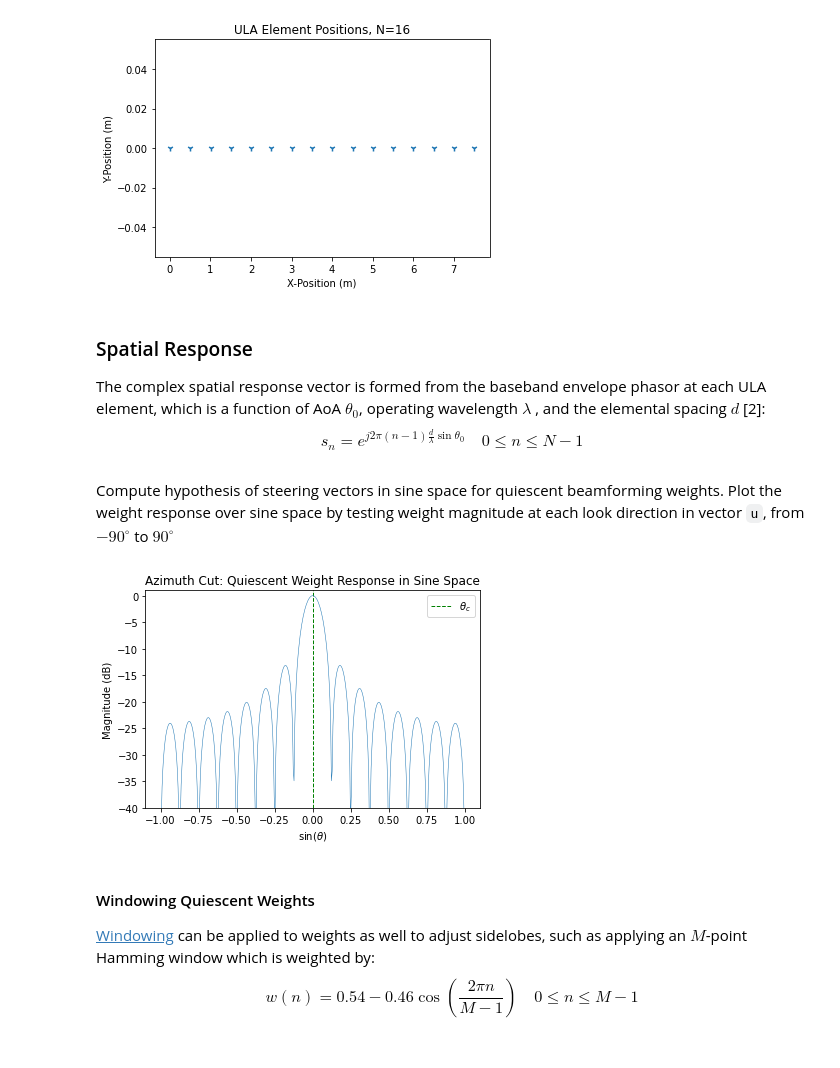
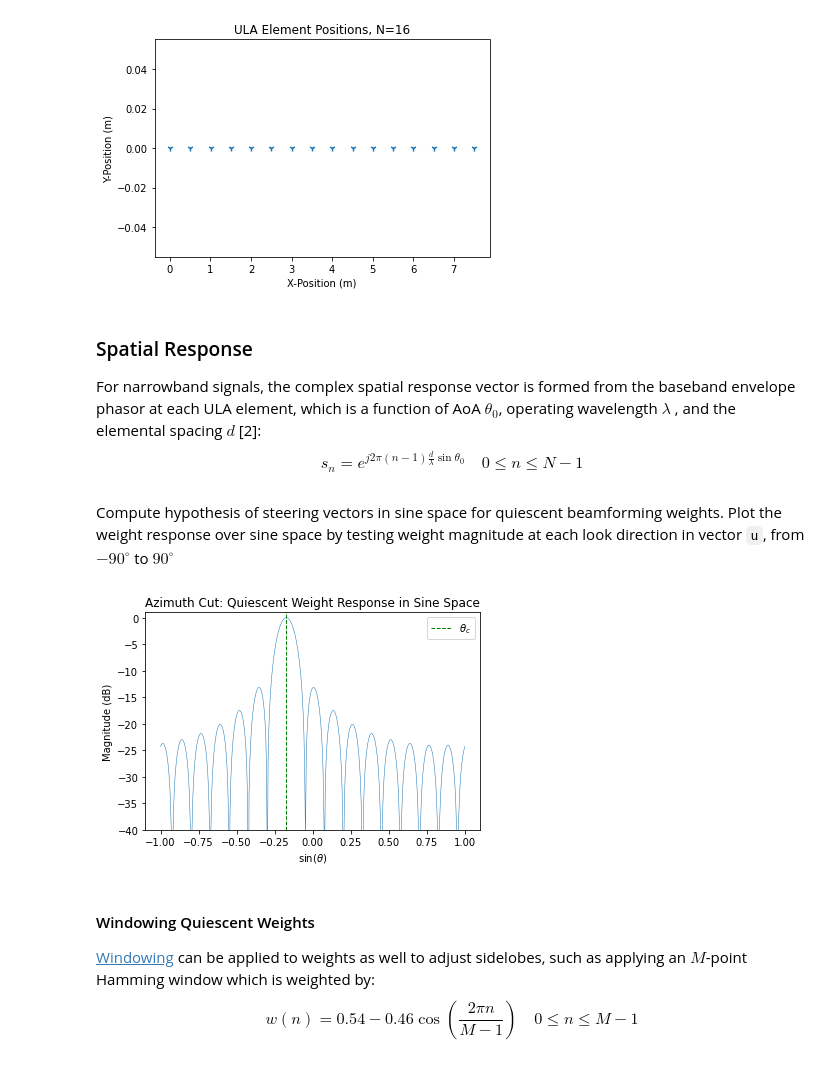
Before and after one commit to JohnnyGOX17/jhu-masters-thesis, a Jupyter notebook: src/notebooks/ML_ABF_beamformer_ULA.ipynb, the cells around one changed output. Drawn from its saved outputs; the diff is of its cells as text; code cells hidden in the pictures.

Commit message:
test data generation functions
Signed-off-by: Gentile, John <johncgentile17@gmail.com>

```diff
--- a/src/notebooks/ML_ABF_beamformer_ULA.ipynb
+++ b/src/notebooks/ML_ABF_beamformer_ULA.ipynb
@@ -34,7 +35,7 @@ Set the parameters and system constants for the Uniform Linear Array (ULA), incl
 N       = 16    # number of elements in ULA
 fc      = 300e6 # RF carrier frequency (assuming narrowband here)
 fs      = 1e9   # IF/direct sampling frequency
-theta   = 0     # desired signal Angle of Arrival (AoA) in degrees
+theta   = -10   # desired signal Angle of Arrival (AoA) in degrees
 SNR     = 1     # element SNR (linear units)
 noiseP  = 1     # noise power (linear units)
 spacing = 0.5   # d/wavelength element spacing (0.5 = half-wavelength spacing)
@@ -52,34 +53,39 @@ plt.show()
 # %% [markdown]
 ### Spatial Response
 
-The complex spatial response vector is formed from the baseband envelope phasor at each ULA element, which is a function of AoA $\theta_{0}$, operating wavelength $\lambda$ , and the elemental spacing $d$ [2]:
+For narrowband signals, the complex spatial response vector is formed from the baseband envelope phasor at each ULA element, which is a function of AoA $\theta_{0}$, operating wavelength $\lambda$ , and the elemental spacing $d$ [2]:
 $$ s_{n} = e^{j 2\pi (n-1) \frac{d}{\lambda} \sin{\theta_{0}} }  \quad 0 \leq n \leq N - 1 $$
-# %%
-cmplx_pos = (1j*2*np.pi/wavelength)*antPos.T
-s = np.exp(cmplx_pos*np.sin(np.deg2rad(theta)))
+# %%
+# given wavelength (same units as ula_pos_vec), azimuth direction of wave impinging on ULA, and N-element antenna position vector
+def narrowband_spatial_phasor(wavelen, theta_deg, ula_pos_vec):
+    cmplx_pos = (1j*2*np.pi/wavelen)*ula_pos_vec.T
+    sn = np.exp(cmplx_pos*np.sin(np.deg2rad(theta_deg)))
+    return sn
+
+s = narrowband_spatial_phasor(wavelength, theta, antPos)
 # %% [markdown]
 Compute hypothesis of steering vectors in sine space for quiescent beamforming weights. Plot the weight response over sine space by testing weight magnitude at each look direction in vector `u`, from $-90^{\circ}$ to $90^{\circ}$
 # %%
 numHyp = 400 # number of direction hypothesis to compute
 u = np.linspace(-1,1,numHyp)
 # create matched filter (beam weights) for quiescent case (no interference)
-wq = np.exp(np.outer(np.array(cmplx_pos), u))
+wq = np.exp(np.outer((1j*2*np.pi/wavelength)*antPos.T, u))
 # unit normalize filter weights
 mag = wq * wq.conj()
 wq = wq / mag.sum(axis=0) # sum over columns (each channel, per hypothesis)
 # %%
 yq = np.inner(wq.conj().T, s)
 fig, ax = plt.subplots()
 ax.plot(u, 20*np.log10(np.abs(yq)), linewidth=0.5)
 ax.set(xlabel=r'$\sin(\theta)$',
        ylabel='Magnitude (dB)',
        title='Azimuth Cut: Quiescent Weight Response in Sine Space')
 ax.set_ylim([-40, 1]) # set sensible magnitude limits since edges near 0 gain
-ax.vlines(np.sin(np.deg2rad(theta))*spacing/wavelength, -40, 1, colors='green', linestyles='dashed', label=r'$\theta_{c}$', linewidth=1)
+ax.vlines(np.sin(np.deg2rad(theta)), -40, 1, colors='green', linestyles='dashed', label=r'$\theta_{c}$', linewidth=1)
 ax.legend()
 plt.show()
 # %% [output]
-[figure, old version]
+[figure, new version]
 # %% [markdown]
 #### Windowing Quiescent Weights
 
```
Also changed, not shown: parts of 11 cells of this notebook.
